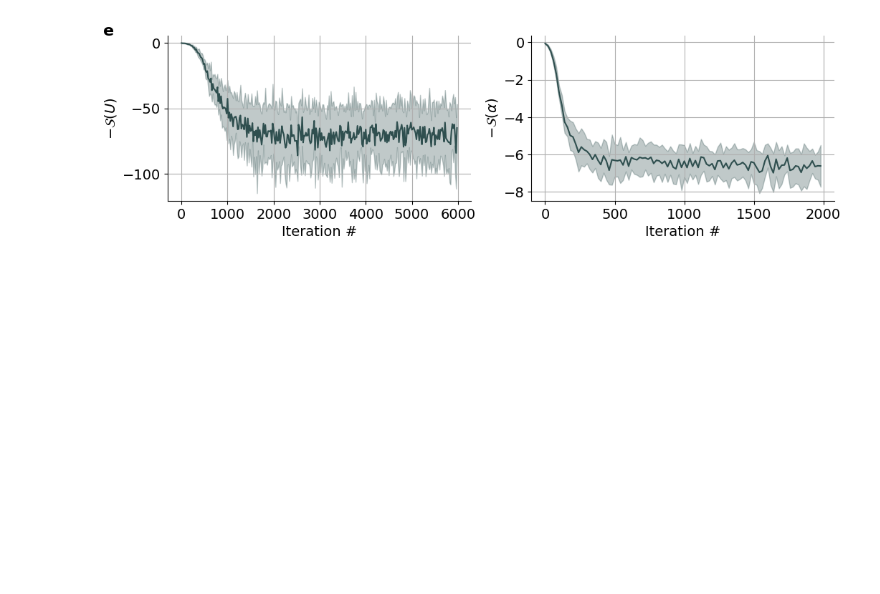
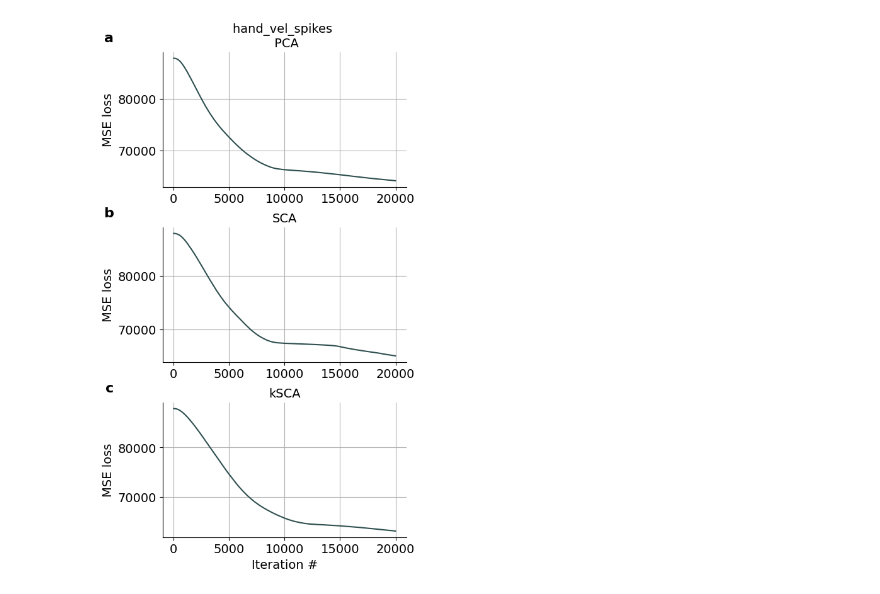
Before and after one commit to ArielleRosinski/SCA_project, a Jupyter notebook: Figures/loss_figures.ipynb, the cells around one changed output. Cells and saved outputs as stored; diff of their text form; code cells hidden in the pictures; blank space fills up the shorter version.

```diff
--- a/Figures/loss_figures.ipynb
+++ b/Figures/loss_figures.ipynb
@@ -34,13 +34,16 @@ SCA_duffing = f'{main_path}/duffing/linear/ls_loss_sigma3.0_l20.1.npy'
 kSCA_SE_duffing = f'{main_path}/duffing/gaussian/ls_loss_sigma3.0_l20.1.npy'
 
 
-def plot_loss(ax, loss, fontsize=14, num_elements = 20, sca=True, id='', title=False, ylabel=False):
+def plot_loss(ax, loss, fontsize=14, num_elements = 20, sca=True, id='', title=False, ylabel=False, mean=True):
     loss = np.load(loss)
     steps = list(range(0, len(loss), num_elements))
-    mean_loss = np.array([np.mean(loss[i:i+num_elements]) for i in range(0, len(loss ), num_elements)])
-    std_loss = np.array([np.std(loss[i:i+num_elements]) for i in range(0, len(loss), num_elements)])
-    ax.plot(steps, mean_loss, linestyle='-', color='darkslategrey')
-    ax.fill_between(steps, mean_loss - std_loss, mean_loss + std_loss, color='darkslategrey', alpha=0.3)
+    if mean:
+        mean_loss = np.array([np.mean(loss[i:i+num_elements]) for i in range(0, len(loss ), num_elements)])
+        std_loss = np.array([np.std(loss[i:i+num_elements]) for i in range(0, len(loss), num_elements)])
+        ax.plot(steps, mean_loss, linestyle='-', color='darkslategrey')
+        ax.fill_between(steps, mean_loss - std_loss, mean_loss + std_loss, color='darkslategrey', alpha=0.3)
+    else:
+        ax.plot(steps, loss, linestyle='-', color='darkslategrey')
     if sca:
         ax.set_ylabel(r"$-\mathcal{S}(U)$", fontsize=fontsize)
         if title:
@@ -51,55 +54,83 @@ def plot_loss(ax, loss, fontsize=14, num_elements = 20, sca=True, id='', title=F
             ax.set_title('kSCA [RBF]', fontsize=fontsize)
     if ylabel:
         ax.set_xlabel('Iteration #', fontsize=fontsize)
     ax.spines['top'].set_visible(False)
     ax.spines['right'].set_visible(False)
     ax.grid()
     ax.tick_params(axis='both', which='major', labelsize=fontsize)
     fig.text(0.05, 0.9, id, va='center', rotation='horizontal', fontsize=fontsize+2, fontweight='bold')
 
+def plot_loss_NN(ax, loss, fontsize=14, title= ' ', id='', xlabel=False):
+    loss = np.load(loss)
+
+    ax.plot(loss, linestyle='-', color='darkslategrey')
+
+    ax.set_ylabel(r"MSE loss", fontsize=fontsize)
+
+    ax.set_title(title, fontsize=fontsize)
+
+    if xlabel:
+        ax.set_xlabel('Iteration #', fontsize=fontsize)
+    ax.spines['top'].set_visible(False)
+    ax.spines['right'].set_visible(False)
+    ax.grid()
+    ax.tick_params(axis='both', which='major', labelsize=fontsize)
+    ax.text(-0.2, 1.15, id, transform=ax.transAxes, fontsize=fontsize+2, fontweight='bold', va='top', ha='right')
+
 wspace=0.2
 figsize= (12,3)
-fig, axs = plt.subplots(1, 2, figsize=figsize)
-plot_loss(axs[0], SCA_infty, num_elements = 20, sca=True, id='e', ylabel=True)
-plot_loss(axs[1], kSCA_SE_infty, num_elements = 20, sca=False, ylabel=True)
-plt.subplots_adjust(wspace=wspace)
+# fig, axs = plt.subplots(1, 2, figsize=figsize)
+# plot_loss(axs[0], SCA_infty, num_elements = 20, sca=True, id='e', ylabel=True)
+# plot_loss(axs[1], kSCA_SE_infty, num_elements = 20, sca=False, ylabel=True)
+# plt.subplots_adjust(wspace=wspace)
 
-fig, axs = plt.subplots(1,2, figsize=figsize)
-plot_loss(axs[0], SCA_rotation, num_elements = 20, sca=True, id='a', title=True)
-plot_loss(axs[1], kSCA_SE_rotation, num_elements = 20, sca=False, title=True)
-plt.subplots_adjust(wspace=wspace)
+# fig, axs = plt.subplots(1,2, figsize=figsize)
+# plot_loss(axs[0], SCA_rotation, num_elements = 20, sca=True, id='a', title=True)
+# plot_loss(axs[1], kSCA_SE_rotation, num_elements = 20, sca=False, title=True)
+# plt.subplots_adjust(wspace=wspace)
 
-fig, axs = plt.subplots(1,2, figsize=figsize)
-plot_loss(axs[0], SCA_particle, num_elements = 20, sca=True, id='d')
-plot_loss(axs[1], kSCA_SE_particle, num_elements = 20, sca=False)
-plt.subplots_adjust(wspace=wspace)
+# fig, axs = plt.subplots(1,2, figsize=figsize)
+# plot_loss(axs[0], SCA_particle, num_elements = 20, sca=True, id='d')
+# plot_loss(axs[1], kSCA_SE_particle, num_elements = 20, sca=False)
+# plt.subplots_adjust(wspace=wspace)
 
-fig, axs = plt.subplots(1,2, figsize=figsize)
-plot_loss(axs[0], SCA_vdp, num_elements = 20, sca=True, id='b')
-plot_loss(axs[1], kSCA_SE_vdp, num_elements = 20, sca=False)
-plt.subplots_adjust(wspace=wspace)
+# fig, axs = plt.subplots(1,2, figsize=figsize)
+# plot_loss(axs[0], SCA_vdp, num_elements = 20, sca=True, id='b')
+# plot_loss(axs[1], kSCA_SE_vdp, num_elements = 20, sca=False)
+# plt.subplots_adjust(wspace=wspace)
 
-fig, axs = plt.subplots(1,2, figsize=figsize)
-plot_loss(axs[0], SCA_duffing, num_elements = 20, sca=True, id='c')
-plot_loss(axs[1], kSCA_SE_duffing, num_elements = 20, sca=False)
-plt.subplots_adjust(wspace=wspace)
+# fig, axs = plt.subplots(1,2, figsize=figsize)
+# plot_loss(axs[0], SCA_duffing, num_elements = 20, sca=True, id='c')
+# plot_loss(axs[1], kSCA_SE_duffing, num_elements = 20, sca=False)
+# plt.subplots_adjust(wspace=wspace)
 
 # d = 6
 # SCA_MC = f'/Users/ariellerosinski/My Drive/Cambridge/Project/outputs/kernel_SCA/MC_Maze_3_7_2024/kernel_/neural_psth/ls_loss_{d}d_gaussian.npy'
 
 # kSCA_MC = f'/Users/ariellerosinski/My Drive/Cambridge/Project/outputs/kernel_SCA/MC_Maze_3_7_2024/kernel_/neural_psth/ls_loss_{d}d_gaussian.npy'
 
 # SCA_MC_spikes = f'/Users/ariellerosinski/My Drive/Cambridge/Project/outputs/kernel_SCA/MC_Maze_3_7_2024/kernel_/neural_spikes/ls_loss_{d}d_gaussian.npy'
 
 # kSCA_MC_spikes = f'/Users/ariellerosinski/My Drive/Cambridge/Project/outputs/kernel_SCA/MC_Maze_3_7_2024/kernel_/neural_spikes/ls_loss_{d}d_gaussian.npy'
 # fig, axs = plt.subplots(1,2, figsize=figsize)
-# plot_loss(axs[0], SCA_MC, num_elements = 20, sca=True)
-# plot_loss(axs[1], kSCA_MC, num_elements = 20, sca=False)
+# plot_loss(axs[0], SCA_MC, num_elements = 20, sca=True, id='a',  title=True)
+# plot_loss(axs[1], kSCA_MC, num_elements = 20, sca=False, title=True)
 # plt.subplots_adjust(wspace=wspace)
 
 # fig, axs = plt.subplots(1,2, figsize=figsize)
-# plot_loss(axs[0], SCA_MC_spikes, num_elements = 20, sca=True)
-# plot_loss(axs[1], kSCA_MC_spikes, num_elements = 20, sca=False)
+# plot_loss(axs[0], SCA_MC_spikes, num_elements = 20, sca=True, id='b', ylabel=True)
+# plot_loss(axs[1], kSCA_MC_spikes, num_elements = 20, sca=False, ylabel=True)
 # plt.subplots_adjust(wspace=wspace)
+
+d = 2
+behaviour = 'hand_vel_spikes'
+loss_ksca = f'/Users/ariellerosinski/My Drive/Cambridge/Project/outputs/kernel_SCA/MC_Maze_3_7_2024/results/R2/Gaussian_NN/{behaviour}/gaussian_{d}_ls_loss.npy'
+loss_sca = f'/Users/ariellerosinski/My Drive/Cambridge/Project/outputs/kernel_SCA/MC_Maze_3_7_2024/results/R2/Gaussian_NN/{behaviour}/linear_{d}_ls_loss.npy'
+loss_pca = f'/Users/ariellerosinski/My Drive/Cambridge/Project/outputs/kernel_SCA/MC_Maze_3_7_2024/results/R2/Gaussian_NN/{behaviour}/pca_{d}_ls_loss.npy'
+fig, axs = plt.subplots(3,1, figsize=(5,10))
+plot_loss_NN(axs[0], loss_pca, id='a',  title=f'{behaviour} \n PCA')
+plot_loss_NN(axs[1], loss_sca, id='b', title = 'SCA')
+plot_loss_NN(axs[2], loss_ksca, id='c', title='kSCA', xlabel=True)
+plt.subplots_adjust(hspace=0.3)
 # %% [output]
-[figure, old version]
+[figure, new version]
```
Also changed, not shown: parts of 1 cell of this notebook, 5 other files.
